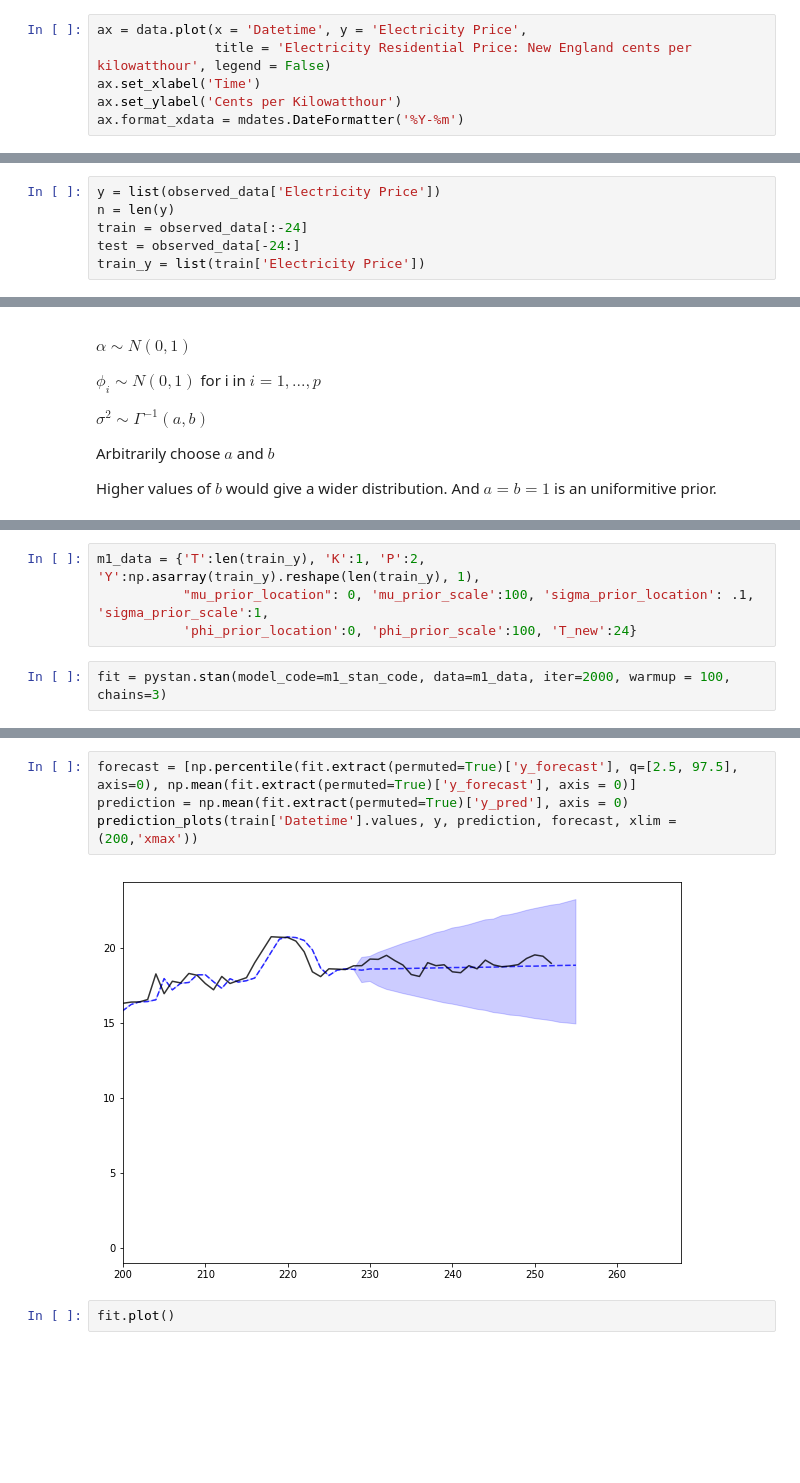
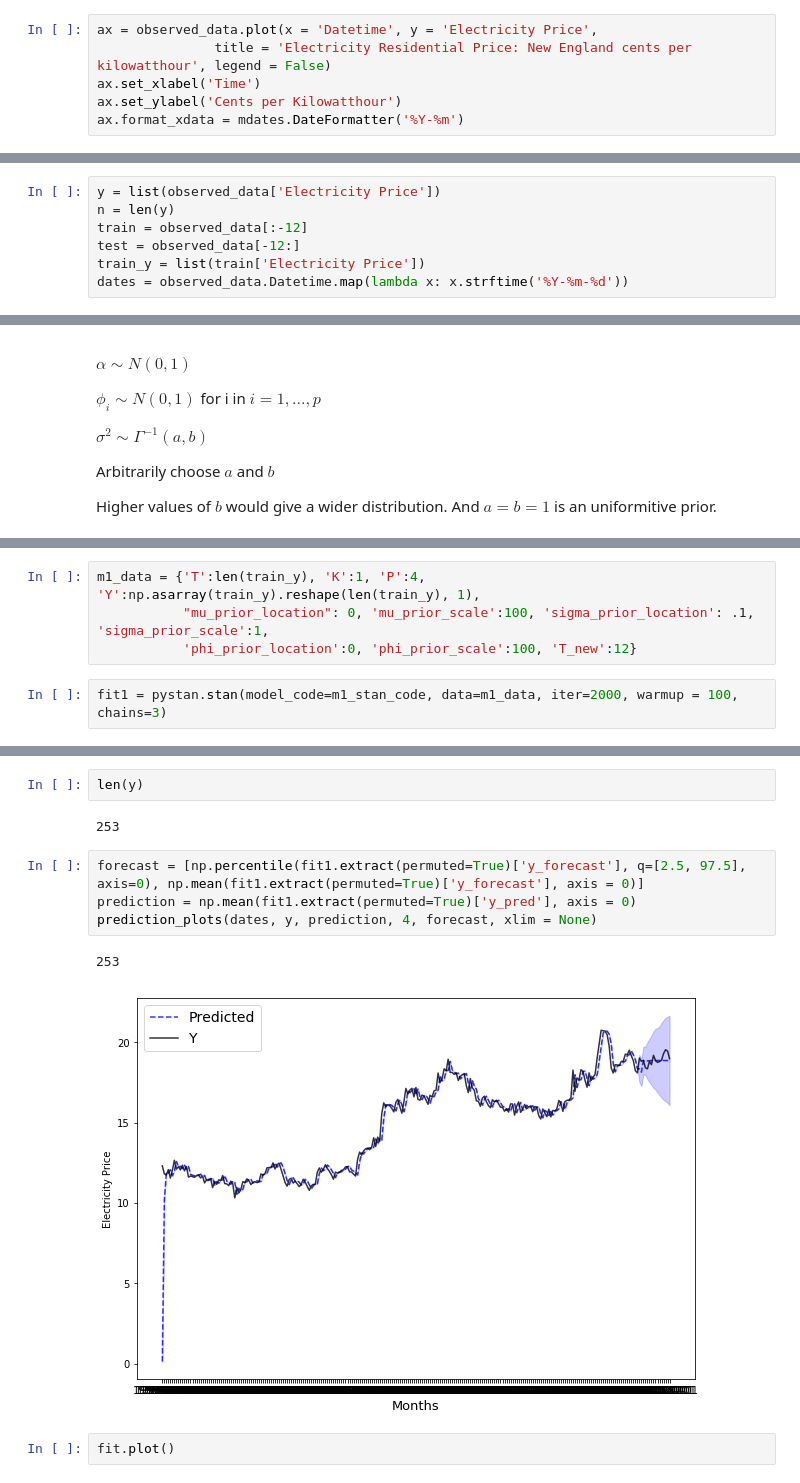
Before and after one commit to ahotaling/STAT_330_Project, a Jupyter notebook: Notebooks/Bayesian_Model_Exploration.ipynb, the cells around one changed output, grey strips where cells are left out. Drawn from its saved outputs; the diff is of its cells as text; blank space fills up the shorter version.

Commit message:
Needs more work, added link about forecasts that is helpful

```diff
--- a/Notebooks/Bayesian_Model_Exploration.ipynb
+++ b/Notebooks/Bayesian_Model_Exploration.ipynb
@@ -113,7 +113,7 @@ def plot_trace(param, param_name='parameter'):
     plt.gcf().tight_layout()
     plt.legend()
 # %%
-ax = data.plot(x = 'Datetime', y = 'Electricity Price',
+ax = observed_data.plot(x = 'Datetime', y = 'Electricity Price',
                title = 'Electricity Residential Price: New England cents per kilowatthour', legend = False)
 ax.set_xlabel('Time')
 ax.set_ylabel('Cents per Kilowatthour')
@@ -126,7 +126,8 @@ Use 2015 - 2017 as the test
 # %%
 y = list(observed_data['Electricity Price'])
 n = len(y)
-train = observed_data[:-24]
-test = observed_data[-24:]
+train = observed_data[:-12]
+test = observed_data[-12:]
 train_y = list(train['Electricity Price'])
+dates = observed_data.Datetime.map(lambda x: x.strftime('%Y-%m-%d'))
 # %%
@@ -268,9 +312,9 @@ generated quantities{
     }
 """
 # %%
-m1_data = {'T':len(train_y), 'K':1, 'P':2, 'Y':np.asarray(train_y).reshape(len(train_y), 1),
+m1_data = {'T':len(train_y), 'K':1, 'P':4, 'Y':np.asarray(train_y).reshape(len(train_y), 1),
            "mu_prior_location": 0, 'mu_prior_scale':100, 'sigma_prior_location': .1, 'sigma_prior_scale':1,
-           'phi_prior_location':0, 'phi_prior_scale':100, 'T_new':24}
+           'phi_prior_location':0, 'phi_prior_scale':100, 'T_new':12}
 # %%
-fit = pystan.stan(model_code=m1_stan_code, data=m1_data, iter=2000, warmup = 100, chains=3)
+fit1 = pystan.stan(model_code=m1_stan_code, data=m1_data, iter=2000, warmup = 100, chains=3)
 # %% [output]
@@ -295,12 +339,17 @@ Samples were drawn using NUTS at Sun Dec  2 13:28:26 2018.
 For each parameter, n_eff is a crude measure of effective sample size,
 and Rhat is the potential scale reduction factor on split chains (at
 convergence, Rhat=1).
+# %%
+len(y)
+# %% [output]
+253
 # %%
-forecast = [np.percentile(fit.extract(permuted=True)['y_forecast'], q=[2.5, 97.5], axis=0), np.mean(fit.extract(permuted=True)['y_forecast'], axis = 0)]
-prediction = np.mean(fit.extract(permuted=True)['y_pred'], axis = 0)
-prediction_plots(train['Datetime'].values, y, prediction, forecast, xlim = (200,'xmax'))
+forecast = [np.percentile(fit1.extract(permuted=True)['y_forecast'], q=[2.5, 97.5], axis=0), np.mean(fit1.extract(permuted=True)['y_forecast'], axis = 0)]
+prediction = np.mean(fit1.extract(permuted=True)['y_pred'], axis = 0)
+prediction_plots(dates, y, prediction, 4, forecast, xlim = None)
 # %% [output]
+253
-[figure, old version]
+[figure, new version]
 # %%
 fit.plot()
 # %% [output]
```
Also changed, not shown: parts of 18 cells of this notebook.
